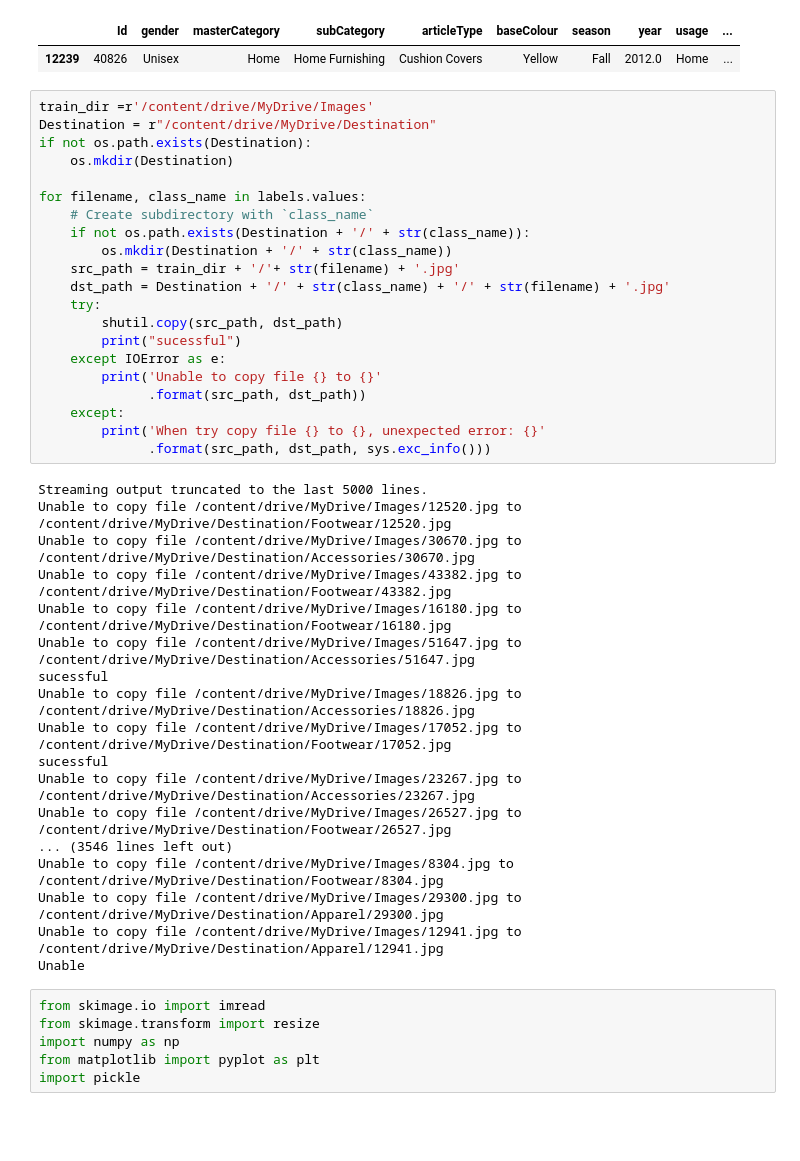
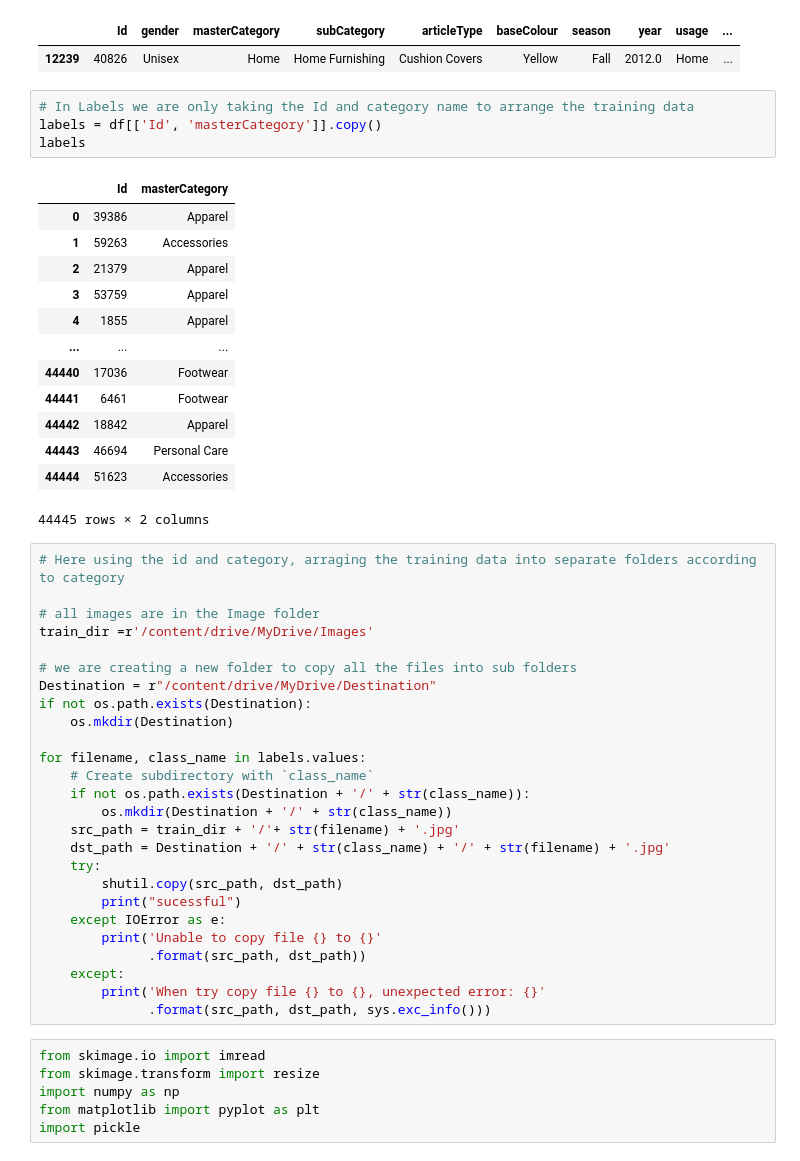
Before and after one commit to RhythmAhir/Image_Classifer_Colab, a Jupyter notebook: Image_Classifer_Project.ipynb, the cells around one changed output. Saved outputs shown, nothing was run; the diff lists cells and outputs as text; blank space fills up the shorter version.

```diff
--- a/Image_Classifer_Project.ipynb
+++ b/Image_Classifer_Project.ipynb
@@ -151,8 +151,31 @@ Home
 # %% [output]
 |  | Id | gender | masterCategory | subCategory | articleType | baseColour | season | year | usage | ... |
 | 12239 | 40826 | Unisex | Home | Home Furnishing | Cushion Covers | Yellow | Fall | 2012.0 | Home | ... |
+# %%
+# In Labels we are only taking the Id and category name to arrange the training data
+labels = df[['Id', 'masterCategory']].copy()
+labels
+# %% [output]
+|  | Id | masterCategory |
+| 0 | 39386 | Apparel |
+| 1 | 59263 | Accessories |
+| 2 | 21379 | Apparel |
+| 3 | 53759 | Apparel |
+| 4 | 1855 | Apparel |
+| ... | ... | ... |
+| 44440 | 17036 | Footwear |
+| 44441 | 6461 | Footwear |
+| 44442 | 18842 | Apparel |
+| 44443 | 46694 | Personal Care |
+| 44444 | 51623 | Accessories |
+44445 rows × 2 columns
 # %%
+# Here using the id and category, arraging the training data into separate folders according to category
+
+# all images are in the Image folder
 train_dir =r'/content/drive/MyDrive/Images'
+
+# we are creating a new folder to copy all the files into sub folders
 Destination = r"/content/drive/MyDrive/Destination"
 if not os.path.exists(Destination):
     os.mkdir(Destination)
@@ -172,24 +195,6 @@ for filename, class_name in labels.values:
     except:
         print('When try copy file {} to {}, unexpected error: {}'
               .format(src_path, dst_path, sys.exc_info()))
-# %% [output]
-Streaming output truncated to the last 5000 lines.
-Unable to copy file /content/drive/MyDrive/Images/12520.jpg to /content/drive/MyDrive/Destination/Footwear/12520.jpg
-Unable to copy file /content/drive/MyDrive/Images/30670.jpg to /content/drive/MyDrive/Destination/Accessories/30670.jpg
-Unable to copy file /content/drive/MyDrive/Images/43382.jpg to /content/drive/MyDrive/Destination/Footwear/43382.jpg
-Unable to copy file /content/drive/MyDrive/Images/16180.jpg to /content/drive/MyDrive/Destination/Footwear/16180.jpg
-Unable to copy file /content/drive/MyDrive/Images/51647.jpg to /content/drive/MyDrive/Destination/Accessories/51647.jpg
-sucessful
-Unable to copy file /content/drive/MyDrive/Images/18826.jpg to /content/drive/MyDrive/Destination/Accessories/18826.jpg
-Unable to copy file /content/drive/MyDrive/Images/17052.jpg to /content/drive/MyDrive/Destination/Footwear/17052.jpg
-sucessful
-Unable to copy file /content/drive/MyDrive/Images/23267.jpg to /content/drive/MyDrive/Destination/Accessories/23267.jpg
-Unable to copy file /content/drive/MyDrive/Images/26527.jpg to /content/drive/MyDrive/Destination/Footwear/26527.jpg
-... (3546 lines left out)
-Unable to copy file /content/drive/MyDrive/Images/8304.jpg to /content/drive/MyDrive/Destination/Footwear/8304.jpg
-Unable to copy file /content/drive/MyDrive/Images/29300.jpg to /content/drive/MyDrive/Destination/Apparel/29300.jpg
-Unable to copy file /content/drive/MyDrive/Images/12941.jpg to /content/drive/MyDrive/Destination/Apparel/12941.jpg
-Unable
 # %%
 from skimage.io import imread
 from skimage.transform import resize
```
